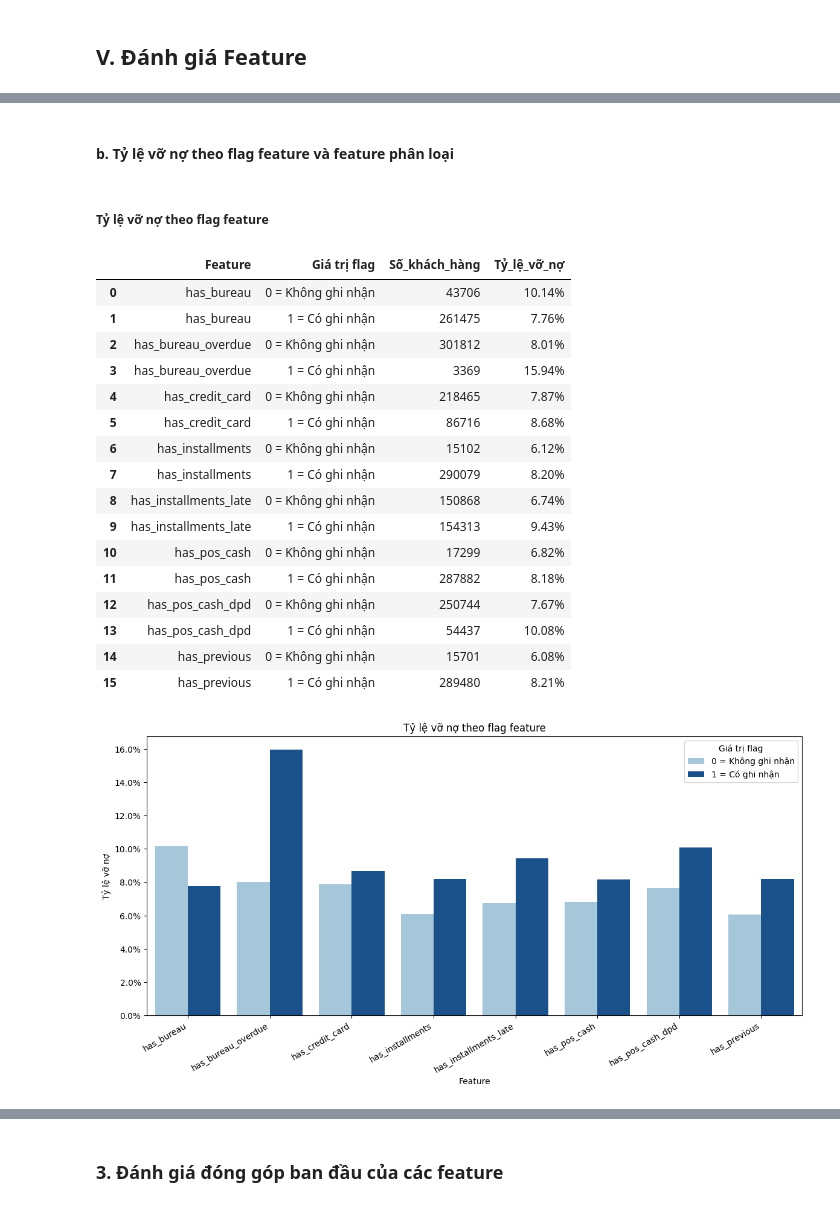
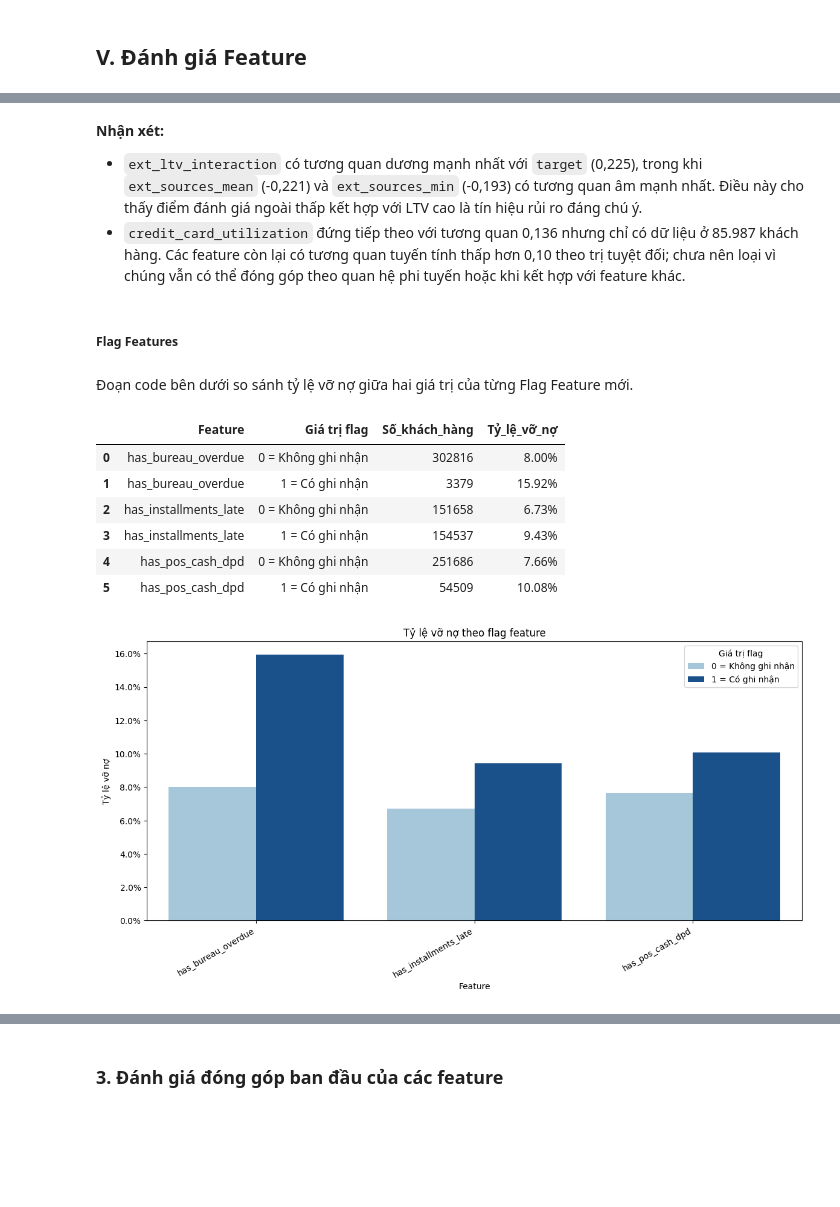
Before and after one commit to thanhhung9720001-collab/credit-risk-classifier, a Jupyter notebook: notebooks/05_feature_engineering.ipynb, the cells around one changed output, grey strips where cells are left out. Saved outputs shown, nothing was run; the diff lists cells and outputs as text; code cells hidden in the pictures; blank space fills up the shorter version.

```diff
--- a/notebooks/05_feature_engineering.ipynb
+++ b/notebooks/05_feature_engineering.ipynb
@@ -422,0 +644,3 @@ df[["has_pos_cash_dpd", "credit_card_utilization"]].head()
+# %%
+# has_pos_cash_dpd: khách hàng có từng quá hạn khoản vay POS/Cash hay không?
+df["has_pos_cash_dpd"] = df["pos_cash_max_dpd"].gt(0).astype("int8")
@@ -528,0 +736,28 @@ Kết hợp này là do NB04 cho thấy rủi ro cao hơn khi khách hàng có
+# %%
+# Khởi tạo nhóm dư nợ và giữ NaN khi không có dữ liệu Bureau phù hợp.
+nhom_du_no = pd.Series(pd.NA, index=df.index, dtype="string")
+nhom_du_no.loc[df["bureau_sum_debt"].eq(0)] = "Không còn dư nợ"
+
+# Chia khách hàng còn dư nợ thành bốn nhóm theo phân vị.
+co_du_no = df["bureau_sum_debt"] > 0
+nhom_du_no.loc[co_du_no] = pd.qcut(
+    df.loc[co_du_no, "bureau_sum_debt"],
+    q=4,
+    labels=False,
+    duplicates="drop",
+).map({0: "Thấp", 1: "Trung bình", 2: "Cao", 3: "Rất cao"}).astype("string")
+
+# Xác định khách hàng từng trễ hạn ở ít nhất một nguồn lịch sử.
+da_tung_tre = df[[
+    "bureau_max_overdue", "installments_max_late", "pos_cash_max_dpd",
+]].fillna(0).gt(0).any(axis=1)
+lich_su_cham_tra = pd.Series(
+    np.where(da_tung_tre, "Từng trễ", "Không ghi nhận trễ"),
+    index=df.index,
+    dtype="string",
+)
+
+# late_debt_interaction: kết hợp lịch sử trễ hạn với nhóm dư nợ Bureau.
+df["late_debt_interaction"] = lich_su_cham_tra.str.cat(
+    nhom_du_no, sep=" | "
+)
@@ -823,54 +1129,54 @@ plt.show()
+# %% [markdown]
+**Nhận xét:**
+
+- `ext_ltv_interaction` có tương quan dương mạnh nhất với `target` (0,225), trong khi `ext_sources_mean` (-0,221) và `ext_sources_min` (-0,193) có tương quan âm mạnh nhất. Điều này cho thấy điểm đánh giá ngoài thấp kết hợp với LTV cao là tín hiệu rủi ro đáng chú ý.
+- `credit_card_utilization` đứng tiếp theo với tương quan 0,136 nhưng chỉ có dữ liệu ở 85.987 khách hàng. Các feature còn lại có tương quan tuyến tính thấp hơn 0,10 theo trị tuyệt đối; chưa nên loại vì chúng vẫn có thể đóng góp theo quan hệ phi tuyến hoặc khi kết hợp với feature khác.
 # %% [markdown]
-#### b. Tỷ lệ vỡ nợ theo flag feature và feature phân loại
+##### Flag Features
 # %% [markdown]
-##### Tỷ lệ vỡ nợ theo flag feature
+Đoạn code bên dưới so sánh tỷ lệ vỡ nợ giữa hai giá trị của từng Flag Feature mới.
 # %%
-flag_default_rate = (  # Tính số khách hàng và tỷ lệ vỡ nợ theo từng giá trị 0/1 của flag.
+# Tính số khách hàng và tỷ lệ vỡ nợ theo từng giá trị flag.
+flag_default_rate = (
     df.melt(
         id_vars="target",
         value_vars=flag_features,
         var_name="Feature",
         value_name="Giá trị flag"
     )
     .groupby(["Feature", "Giá trị flag"], observed=False)["target"]
     .agg(Số_khách_hàng="size", Tỷ_lệ_vỡ_nợ="mean")
     .reset_index()
 )
-flag_default_rate["Giá trị flag"] = flag_default_rate["Giá trị flag"].map({0: "0 = Không ghi nhận", 1: "1 = Có ghi nhận"})  # Đổi nhãn legend cho đúng ý nghĩa.
+flag_default_rate["Giá trị flag"] = flag_default_rate["Giá trị flag"].map({
+    0: "0 = Không ghi nhận",
+    1: "1 = Có ghi nhận",
+})
 
-display(flag_default_rate.style.format({"Tỷ_lệ_vỡ_nợ": "{:.2%}"}))  # Hiển thị thêm số khách hàng của từng nhóm.
+display(flag_default_rate.style.format({"Tỷ_lệ_vỡ_nợ": "{:.2%}"}))
 
-plt.figure(figsize=(14, 6))  # Tạo biểu đồ so sánh tỷ lệ vỡ nợ khi flag bằng 0 và 1.
+# Vẽ biểu đồ so sánh hai nhóm của từng flag.
+plt.figure(figsize=(14, 6))
 sns.barplot(
     data=flag_default_rate,
     x="Feature",
     y="Tỷ_lệ_vỡ_nợ",
     hue="Giá trị flag",
     palette={"0 = Không ghi nhận": "#9ecae1", "1 = Có ghi nhận": "#08519c"}
 )
 plt.gca().yaxis.set_major_formatter(ticker.PercentFormatter(1))
 plt.title("Tỷ lệ vỡ nợ theo flag feature")
 plt.xlabel("Feature")
 plt.ylabel("Tỷ lệ vỡ nợ")
 plt.xticks(rotation=30, ha="right")
 plt.legend(title="Giá trị flag")
 plt.show()
 # %% [output]
 |  | Feature | Giá trị flag | Số_khách_hàng | Tỷ_lệ_vỡ_nợ |
-| 0 | has_bureau | 0 = Không ghi nhận | 43706 | 10.14% |
-| 1 | has_bureau | 1 = Có ghi nhận | 261475 | 7.76% |
-| 2 | has_bureau_overdue | 0 = Không ghi nhận | 301812 | 8.01% |
-| 3 | has_bureau_overdue | 1 = Có ghi nhận | 3369 | 15.94% |
-| 4 | has_credit_card | 0 = Không ghi nhận | 218465 | 7.87% |
-| 5 | has_credit_card | 1 = Có ghi nhận | 86716 | 8.68% |
-| 6 | has_installments | 0 = Không ghi nhận | 15102 | 6.12% |
-| 7 | has_installments | 1 = Có ghi nhận | 290079 | 8.20% |
-| 8 | has_installments_late | 0 = Không ghi nhận | 150868 | 6.74% |
-| 9 | has_installments_late | 1 = Có ghi nhận | 154313 | 9.43% |
-| 10 | has_pos_cash | 0 = Không ghi nhận | 17299 | 6.82% |
-| 11 | has_pos_cash | 1 = Có ghi nhận | 287882 | 8.18% |
-| 12 | has_pos_cash_dpd | 0 = Không ghi nhận | 250744 | 7.67% |
-| 13 | has_pos_cash_dpd | 1 = Có ghi nhận | 54437 | 10.08% |
-| 14 | has_previous | 0 = Không ghi nhận | 15701 | 6.08% |
-| 15 | has_previous | 1 = Có ghi nhận | 289480 | 8.21% |
+| 0 | has_bureau_overdue | 0 = Không ghi nhận | 302816 | 8.00% |
+| 1 | has_bureau_overdue | 1 = Có ghi nhận | 3379 | 15.92% |
+| 2 | has_installments_late | 0 = Không ghi nhận | 151658 | 6.73% |
+| 3 | has_installments_late | 1 = Có ghi nhận | 154537 | 9.43% |
+| 4 | has_pos_cash_dpd | 0 = Không ghi nhận | 251686 | 7.66% |
+| 5 | has_pos_cash_dpd | 1 = Có ghi nhận | 54509 | 10.08% |
-[figure, old version]
+[figure, new version]
```
Also changed, not shown: parts of 163 cells of this notebook, 2 other files.
